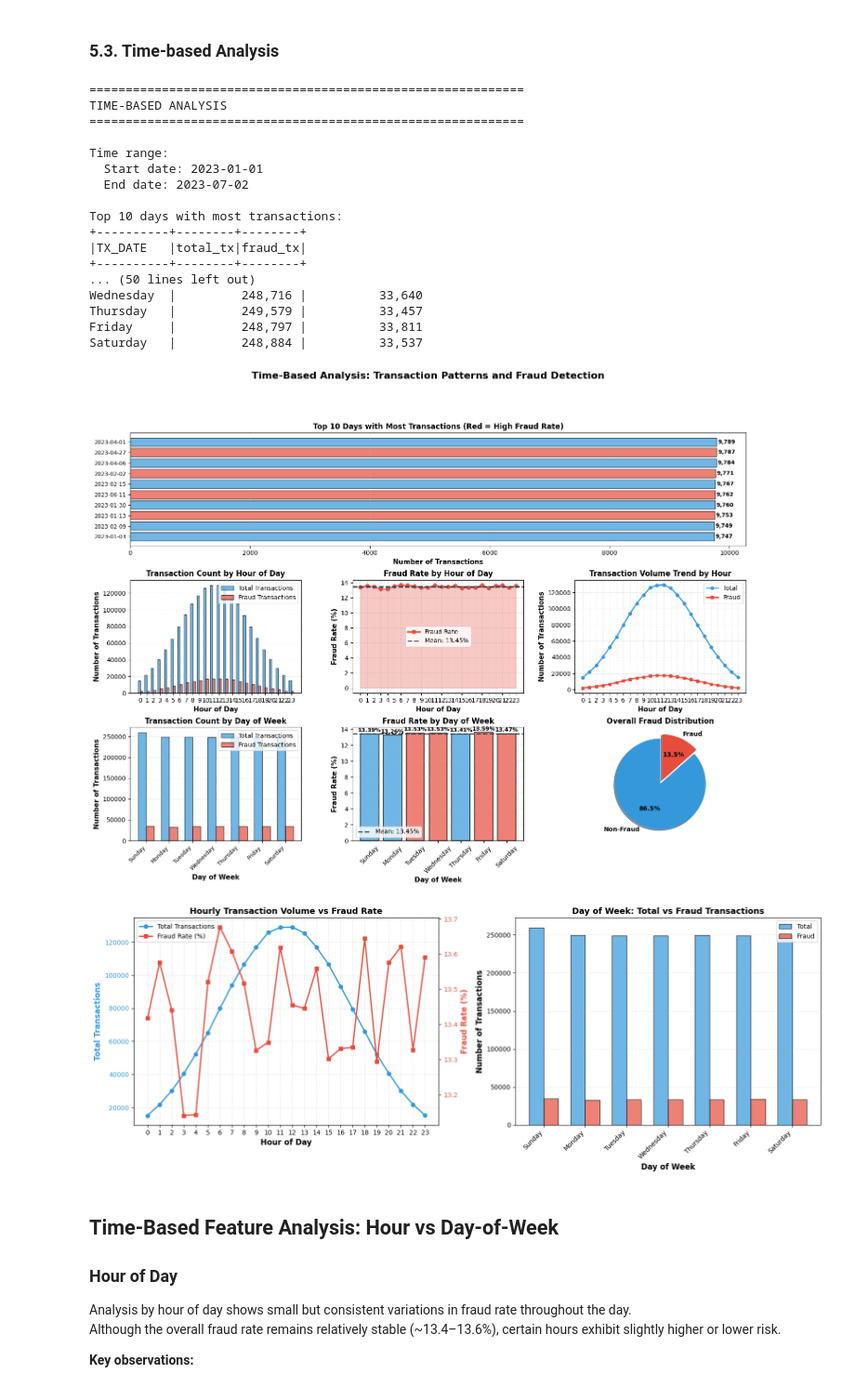
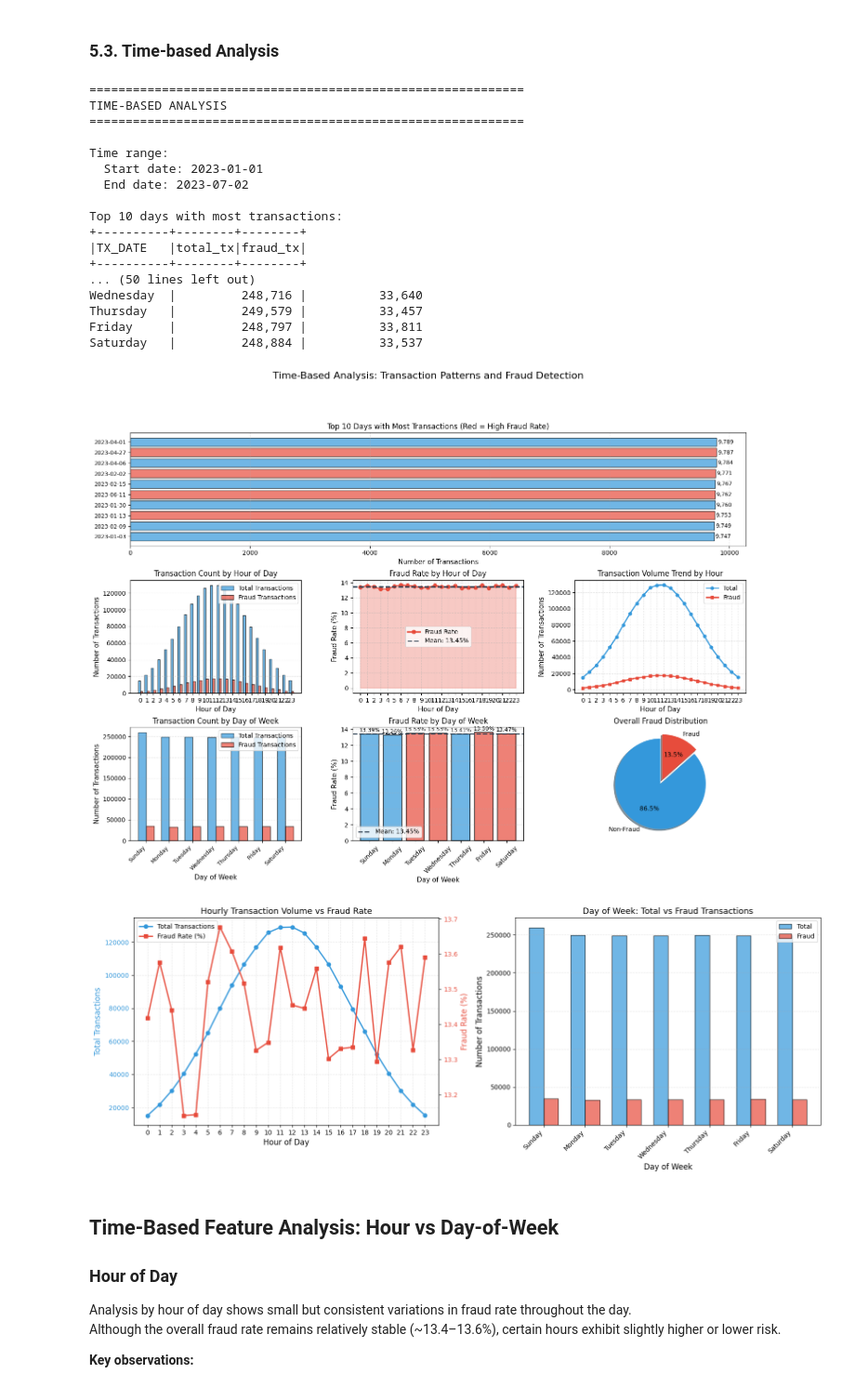
Before and after one commit to tyri0n11/Fraud-Detection-Kaggle, a Jupyter notebook: notebooks/00_eda.ipynb, the cells around one changed output. Shown at 93% size. Cells and saved outputs as stored; diff of their text form; code cells hidden in the pictures.

```diff
--- a/notebooks/00_eda.ipynb
+++ b/notebooks/00_eda.ipynb
@@ -489,14 +570,14 @@ bars = ax1.barh(range(len(daily_pd_sorted)), daily_pd_sorted["total_tx"],
                 color=colors_bar, alpha=0.7, edgecolor='black', linewidth=1)
 ax1.set_yticks(range(len(daily_pd_sorted)))
 ax1.set_yticklabels([str(date)[:10] for date in daily_pd_sorted["TX_DATE"]], fontsize=9)
-ax1.set_xlabel('Number of Transactions', fontsize=11, fontweight='bold')
+ax1.set_xlabel('Number of Transactions', fontsize=11, fontweight='medium')
 ax1.set_title('Top 10 Days with Most Transactions (Red = High Fraud Rate)',
-              fontsize=12, fontweight='bold')
+              fontsize=12, fontweight='medium')
 ax1.grid(axis='x', alpha=0.3, linestyle='--')
 # Add value labels
 for i, (bar, val) in enumerate(zip(bars, daily_pd_sorted["total_tx"])):
     ax1.text(bar.get_width() + 20, bar.get_y() + bar.get_height()/2,
-             f'{int(val):,}', ha='left', va='center', fontweight='bold', fontsize=9)
+             f'{int(val):,}', ha='left', va='center', fontweight='medium', fontsize=9)
 
 # 2. Transaction Distribution by Hour (Total vs Fraud)
 ax2 = fig.add_subplot(gs[1, 0])
@@ -506,9 +587,9 @@ bars1 = ax2.bar(x_pos - width/2, hourly_pd["total_tx"], width,
                 label='Total Transactions', color='#3498db', alpha=0.7, edgecolor='black')
 bars2 = ax2.bar(x_pos + width/2, hourly_pd["fraud_tx"], width,
                 label='Fraud Transactions', color='#e74c3c', alpha=0.7, edgecolor='black')
-ax2.set_xlabel('Hour of Day', fontsize=11, fontweight='bold')
-ax2.set_ylabel('Number of Transactions', fontsize=11, fontweight='bold')
-ax2.set_title('Transaction Count by Hour of Day', fontsize=12, fontweight='bold')
+ax2.set_xlabel('Hour of Day', fontsize=11, fontweight='medium')
+ax2.set_ylabel('Number of Transactions', fontsize=11, fontweight='medium')
+ax2.set_title('Transaction Count by Hour of Day', fontsize=12, fontweight='medium')
 ax2.set_xticks(range(0, 24))
 ax2.legend()
 ax2.grid(axis='y', alpha=0.3, linestyle='--')
@@ -521,9 +602,9 @@ ax3.fill_between(hourly_pd["TX_HOUR"], hourly_pd["fraud_rate"],
                  alpha=0.3, color='#e74c3c')
 ax3.axhline(y=hourly_pd["fraud_rate"].mean(), color='#2c3e50',
            linestyle='--', linewidth=2, label=f'Mean: {hourly_pd["fraud_rate"].mean():.2f}%')
-ax3.set_xlabel('Hour of Day', fontsize=11, fontweight='bold')
-ax3.set_ylabel('Fraud Rate (%)', fontsize=11, fontweight='bold')
-ax3.set_title('Fraud Rate by Hour of Day', fontsize=12, fontweight='bold')
+ax3.set_xlabel('Hour of Day', fontsize=11, fontweight='medium')
+ax3.set_ylabel('Fraud Rate (%)', fontsize=11, fontweight='medium')
+ax3.set_title('Fraud Rate by Hour of Day', fontsize=12, fontweight='medium')
 ax3.set_xticks(range(0, 24))
 ax3.legend()
 ax3.grid(True, alpha=0.3, linestyle='--')
@@ -534,9 +615,9 @@ ax4.plot(hourly_pd["TX_HOUR"], hourly_pd["total_tx"],
          marker='o', linewidth=2, markersize=5, color='#3498db', label='Total')
 ax4.plot(hourly_pd["TX_HOUR"], hourly_pd["fraud_tx"],
          marker='s', linewidth=2, markersize=5, color='#e74c3c', label='Fraud')
-ax4.set_xlabel('Hour of Day', fontsize=11, fontweight='bold')
-ax4.set_ylabel('Number of Transactions', fontsize=11, fontweight='bold')
-ax4.set_title('Transaction Volume Trend by Hour', fontsize=12, fontweight='bold')
+ax4.set_xlabel('Hour of Day', fontsize=11, fontweight='medium')
+ax4.set_ylabel('Number of Transactions', fontsize=11, fontweight='medium')
+ax4.set_title('Transaction Volume Trend by Hour', fontsize=12, fontweight='medium')
 ax4.set_xticks(range(0, 24))
 ax4.legend()
 ax4.grid(True, alpha=0.3, linestyle='--')
@@ -548,9 +629,9 @@ bars1_dow = ax5.bar(x_pos_dow - width/2, dow_pd["total_tx"], width,
                     label='Total Transactions', color='#3498db', alpha=0.7, edgecolor='black')
 bars2_dow = ax5.bar(x_pos_dow + width/2, dow_pd["fraud_tx"], width,
                     label='Fraud Transactions', color='#e74c3c', alpha=0.7, edgecolor='black')
-ax5.set_xlabel('Day of Week', fontsize=11, fontweight='bold')
-ax5.set_ylabel('Number of Transactions', fontsize=11, fontweight='bold')
-ax5.set_title('Transaction Count by Day of Week', fontsize=12, fontweight='bold')
+ax5.set_xlabel('Day of Week', fontsize=11, fontweight='medium')
+ax5.set_ylabel('Number of Transactions', fontsize=11, fontweight='medium')
+ax5.set_title('Transaction Count by Day of Week', fontsize=12, fontweight='medium')
 ax5.set_xticks(x_pos_dow)
 ax5.set_xticklabels(dow_pd["day_name"], rotation=45, ha='right', fontsize=9)
 ax5.legend()
@@ -564,9 +645,9 @@ bars_fraud_rate = ax6.bar(dow_pd["day_name"], dow_pd["fraud_rate"],
                           alpha=0.7, edgecolor='black', linewidth=1.5)
 ax6.axhline(y=dow_pd["fraud_rate"].mean(), color='#2c3e50',
            linestyle='--', linewidth=2, label=f'Mean: {dow_pd["fraud_rate"].mean():.2f}%')
-ax6.set_xlabel('Day of Week', fontsize=11, fontweight='bold')
-ax6.set_ylabel('Fraud Rate (%)', fontsize=11, fontweight='bold')
-ax6.set_title('Fraud Rate by Day of Week', fontsize=12, fontweight='bold')
+ax6.set_xlabel('Day of Week', fontsize=11, fontweight='medium')
+ax6.set_ylabel('Fraud Rate (%)', fontsize=11, fontweight='medium')
+ax6.set_title('Fraud Rate by Day of Week', fontsize=12, fontweight='medium')
 ax6.tick_params(axis='x', rotation=45)
 ax6.legend()
 ax6.grid(axis='y', alpha=0.3, linestyle='--')
@@ -574,7 +655,7 @@ ax6.grid(axis='y', alpha=0.3, linestyle='--')
 for bar, val in zip(bars_fraud_rate, dow_pd["fraud_rate"]):
     height = bar.get_height()
     ax6.text(bar.get_x() + bar.get_width()/2., height + 0.1,
-             f'{val:.2f}%', ha='center', va='bottom', fontweight='bold', fontsize=9)
+             f'{val:.2f}%', ha='center', va='bottom', fontweight='medium', fontsize=9)
 
 # 7. Heatmap: Hour vs Day of Week (if we have the data)
 # For now, show a summary pie chart of fraud distribution
@@ -589,11 +670,11 @@ ax7.pie([total_non_fraud, total_fraud],
         colors=colors_pie,
         explode=(0, 0.1),
         shadow=True,
-        textprops={'fontsize': 10, 'fontweight': 'bold'})
-ax7.set_title('Overall Fraud Distribution', fontsize=12, fontweight='bold')
+        textprops={'fontsize': 10, 'fontweight': 'medium'})
+ax7.set_title('Overall Fraud Distribution', fontsize=12, fontweight='medium')
 
 plt.suptitle('Time-Based Analysis: Transaction Patterns and Fraud Detection',
-             fontsize=16, fontweight='bold', y=0.995)
+             fontsize=16, fontweight='medium', y=0.995)
 plt.tight_layout()
 plt.show()
 
@@ -606,10 +687,10 @@ line1 = ax8.plot(hourly_pd["TX_HOUR"], hourly_pd["total_tx"],
                  'o-', color='#3498db', linewidth=2, markersize=6, label='Total Transactions')
 line2 = ax8_twin.plot(hourly_pd["TX_HOUR"], hourly_pd["fraud_rate"],
                       's-', color='#e74c3c', linewidth=2, markersize=6, label='Fraud Rate (%)')
-ax8.set_xlabel('Hour of Day', fontsize=12, fontweight='bold')
-ax8.set_ylabel('Total Transactions', fontsize=12, fontweight='bold', color='#3498db')
-ax8_twin.set_ylabel('Fraud Rate (%)', fontsize=12, fontweight='bold', color='#e74c3c')
-ax8.set_title('Hourly Transaction Volume vs Fraud Rate', fontsize=13, fontweight='bold')
+ax8.set_xlabel('Hour of Day', fontsize=12, fontweight='medium')
+ax8.set_ylabel('Total Transactions', fontsize=12, fontweight='medium', color='#3498db')
+ax8_twin.set_ylabel('Fraud Rate (%)', fontsize=12, fontweight='medium', color='#e74c3c')
+ax8.set_title('Hourly Transaction Volume vs Fraud Rate', fontsize=13, fontweight='medium')
 ax8.set_xticks(range(0, 24))
 ax8.tick_params(axis='y', labelcolor='#3498db')
 ax8_twin.tick_params(axis='y', labelcolor='#e74c3c')
@@ -622,38 +703,38 @@ ax8.legend(lines, labels, loc='upper left')
 # Day of Week comparison
 ax9.bar(x_pos_dow - width/2, dow_pd["total_tx"], width,
         label='Total', color='#3498db', alpha=0.7, edgecolor='black')
 ax9.bar(x_pos_dow + width/2, dow_pd["fraud_tx"], width,
         label='Fraud', color='#e74c3c', alpha=0.7, edgecolor='black')
-ax9.set_xlabel('Day of Week', fontsize=12, fontweight='bold')
-ax9.set_ylabel('Number of Transactions', fontsize=12, fontweight='bold')
-ax9.set_title('Day of Week: Total vs Fraud Transactions', fontsize=13, fontweight='bold')
+ax9.set_xlabel('Day of Week', fontsize=12, fontweight='medium')
+ax9.set_ylabel('Number of Transactions', fontsize=12, fontweight='medium')
+ax9.set_title('Day of Week: Total vs Fraud Transactions', fontsize=13, fontweight='medium')
 ax9.set_xticks(x_pos_dow)
 ax9.set_xticklabels(dow_pd["day_name"], rotation=45, ha='right')
 ax9.legend()
 ax9.grid(axis='y', alpha=0.3, linestyle='--')
 
 plt.tight_layout()
 plt.show()
 # %% [output]
 ============================================================
 TIME-BASED ANALYSIS
 ============================================================
 
 Time range:
   Start date: 2023-01-01
   End date: 2023-07-02
 
 Top 10 days with most transactions:
 +----------+--------+--------+
 |TX_DATE   |total_tx|fraud_tx|
 +----------+--------+--------+
 ... (50 lines left out)
 Wednesday  |         248,716 |          33,640
 Thursday   |         249,579 |          33,457
 Friday     |         248,797 |          33,811
 Saturday   |         248,884 |          33,537
-[figure, old version]
+[figure, new version]
-[figure, old version]
+[figure, new version]
 # %% [markdown]
 ## Time-Based Feature Analysis: Hour vs Day-of-Week
 
```
Also changed, not shown: parts of 4 cells of this notebook.
